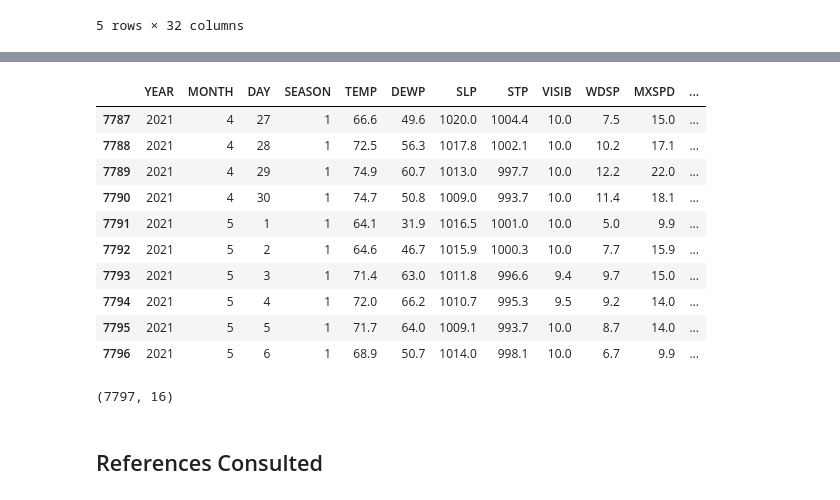
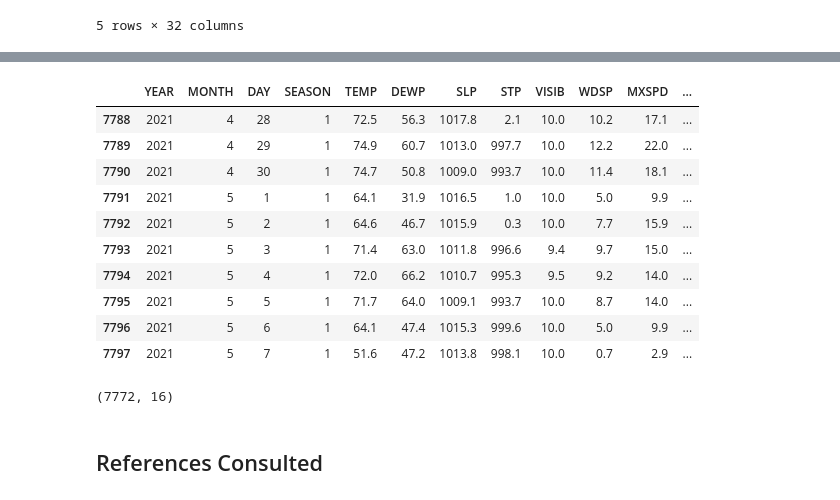
Before and after one commit to comp-machine-learning-spring2021/portfolio-krhablutzel, a Jupyter notebook: data/Data Wrangling.ipynb, the cells around one changed output, grey strips where cells are left out. Drawn from its saved outputs; the diff is of its cells as text; code cells hidden in the pictures.

```diff
--- a/data/Data Wrangling.ipynb
+++ b/data/Data Wrangling.ipynb
@@ -194,29 +190,34 @@ weather_small.apply(pd.to_numeric) # https://stackoverflow.com/questions/3484471
 # %%
 wthr = weather_small.copy()
 
-# recode STP where values over 1000 had 1000 subtracted
-wthr.loc[wthr['STP'] < 100, 'STP'] = wthr['STP'] + 1000
 # in these two cols, 999.99 is missing, set to 0 instead
 wthr.loc[wthr['GUST'] == 999.9, 'GUST'] = 0
 wthr.loc[wthr['SNDP'] == 999.9, 'SNDP'] = 0
 
+# remove 19 days with missing SLP
+wthr = wthr.loc[wthr['SLP'] != 9999.9]
+# and 4 days with missing MXSPD
+wthr = wthr.loc[wthr['MXSPD'] != 999.9]
+# and 3 more days with missing PRCP
+wthr = wthr.loc[wthr['PRCP'] != 99.99]
+
 wthr.tail(10)
 # %% [output]
 |  | YEAR | MONTH | DAY | SEASON | TEMP | DEWP | SLP | STP | VISIB | WDSP | MXSPD | ... |
-| 7787 | 2021 | 4 | 27 | 1 | 66.6 | 49.6 | 1020.0 | 1004.4 | 10.0 | 7.5 | 15.0 | ... |
-| 7788 | 2021 | 4 | 28 | 1 | 72.5 | 56.3 | 1017.8 | 1002.1 | 10.0 | 10.2 | 17.1 | ... |
+| 7788 | 2021 | 4 | 28 | 1 | 72.5 | 56.3 | 1017.8 | 2.1 | 10.0 | 10.2 | 17.1 | ... |
 | 7789 | 2021 | 4 | 29 | 1 | 74.9 | 60.7 | 1013.0 | 997.7 | 10.0 | 12.2 | 22.0 | ... |
 | 7790 | 2021 | 4 | 30 | 1 | 74.7 | 50.8 | 1009.0 | 993.7 | 10.0 | 11.4 | 18.1 | ... |
-| 7791 | 2021 | 5 | 1 | 1 | 64.1 | 31.9 | 1016.5 | 1001.0 | 10.0 | 5.0 | 9.9 | ... |
-| 7792 | 2021 | 5 | 2 | 1 | 64.6 | 46.7 | 1015.9 | 1000.3 | 10.0 | 7.7 | 15.9 | ... |
+| 7791 | 2021 | 5 | 1 | 1 | 64.1 | 31.9 | 1016.5 | 1.0 | 10.0 | 5.0 | 9.9 | ... |
+| 7792 | 2021 | 5 | 2 | 1 | 64.6 | 46.7 | 1015.9 | 0.3 | 10.0 | 7.7 | 15.9 | ... |
 | 7793 | 2021 | 5 | 3 | 1 | 71.4 | 63.0 | 1011.8 | 996.6 | 9.4 | 9.7 | 15.0 | ... |
 | 7794 | 2021 | 5 | 4 | 1 | 72.0 | 66.2 | 1010.7 | 995.3 | 9.5 | 9.2 | 14.0 | ... |
 | 7795 | 2021 | 5 | 5 | 1 | 71.7 | 64.0 | 1009.1 | 993.7 | 10.0 | 8.7 | 14.0 | ... |
-| 7796 | 2021 | 5 | 6 | 1 | 68.9 | 50.7 | 1014.0 | 998.1 | 10.0 | 6.7 | 9.9 | ... |
+| 7796 | 2021 | 5 | 6 | 1 | 64.1 | 47.4 | 1015.3 | 999.6 | 10.0 | 5.0 | 9.9 | ... |
+| 7797 | 2021 | 5 | 7 | 1 | 51.6 | 47.2 | 1013.8 | 998.1 | 10.0 | 0.7 | 2.9 | ... |
 # %%
 wthr.shape
 # %% [output]
-(7797, 16)
+(7772, 16)
 # %%
 # save clean data
 wthr.to_csv('weather.csv')
```
Also changed, not shown: parts of 1 cell of this notebook, 3 other files.
